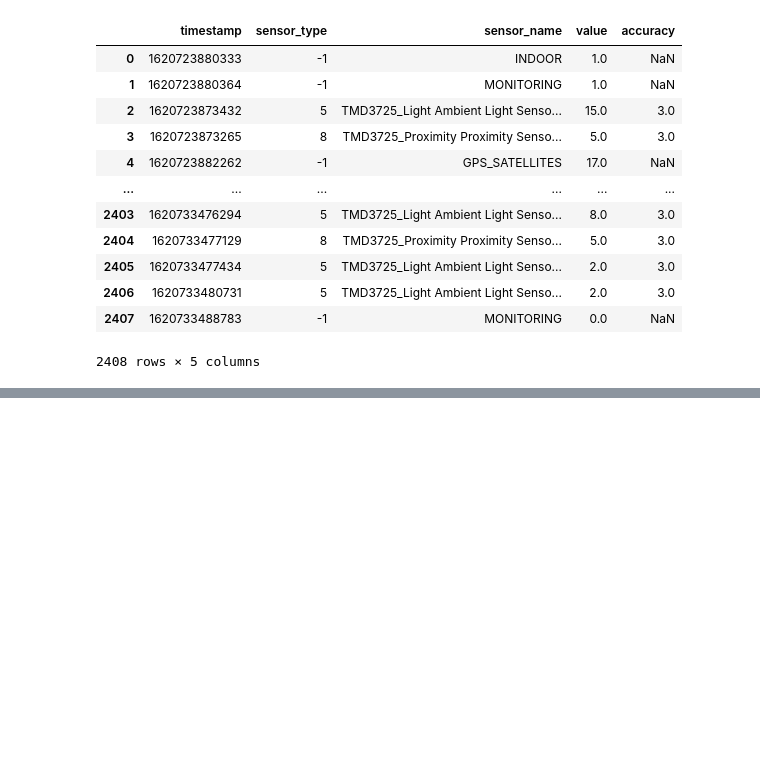
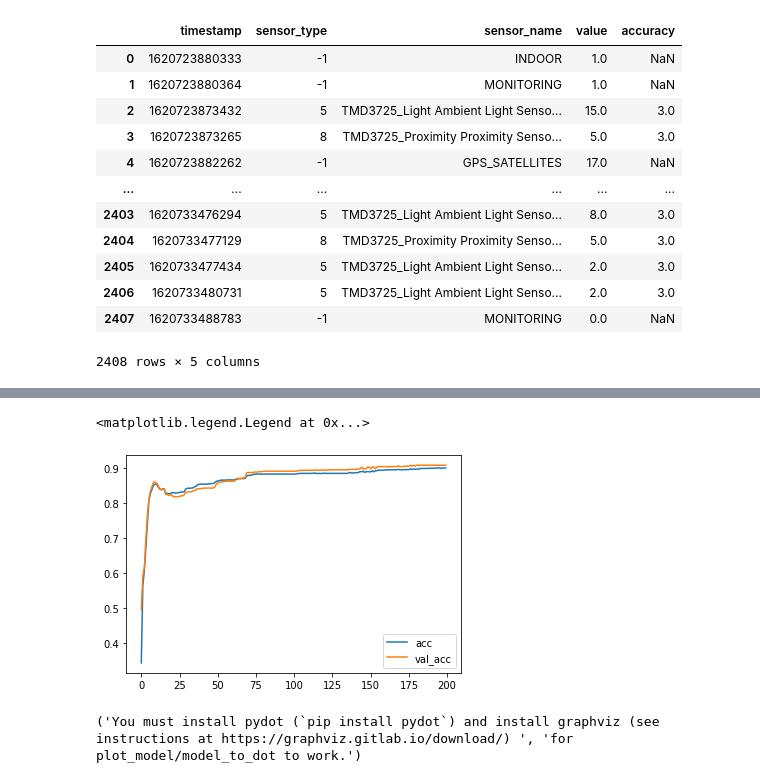
Before and after one commit to SpeedJack/IODataAcquisition, a Jupyter notebook: NeuralNetwork/IONeuralNetwork.ipynb, the cells around one changed output, grey strips where cells are left out. Saved outputs shown, nothing was run; the diff lists cells and outputs as text; code cells hidden in the pictures; blank space fills up the shorter version.

```diff
--- a/NeuralNetwork/IONeuralNetwork.ipynb
+++ b/NeuralNetwork/IONeuralNetwork.ipynb
@@ -88,0 +191,12 @@ df_wide.to_csv('preprocessed_data.csv')
+# %%
+# Plot the accuracy too
+plt.plot(r.history['accuracy'], label='acc')
+plt.plot(r.history['val_accuracy'], label='val_acc')
+plt.legend()
+# %% [output]
+<matplotlib.legend.Legend at 0x...>
+[figure, added]
+# %%
+tf.keras.utils.plot_model(model, show_shapes=True)
+# %% [output]
+('You must install pydot (`pip install pydot`) and install graphviz (see instructions at https://graphviz.gitlab.io/download/) ', 'for plot_model/model_to_dot to work.')
```
Also changed, not shown: parts of 6 cells of this notebook.
